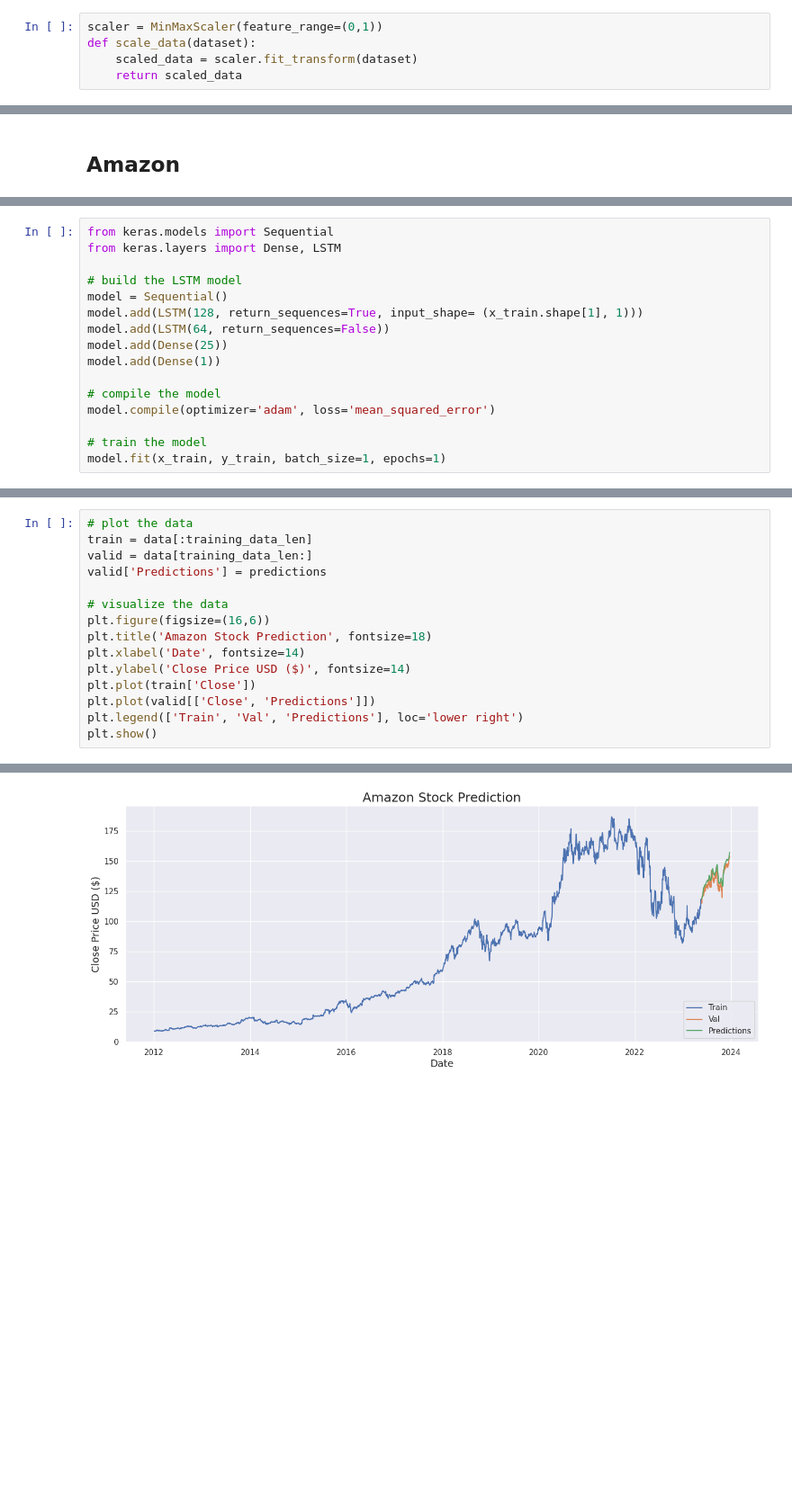
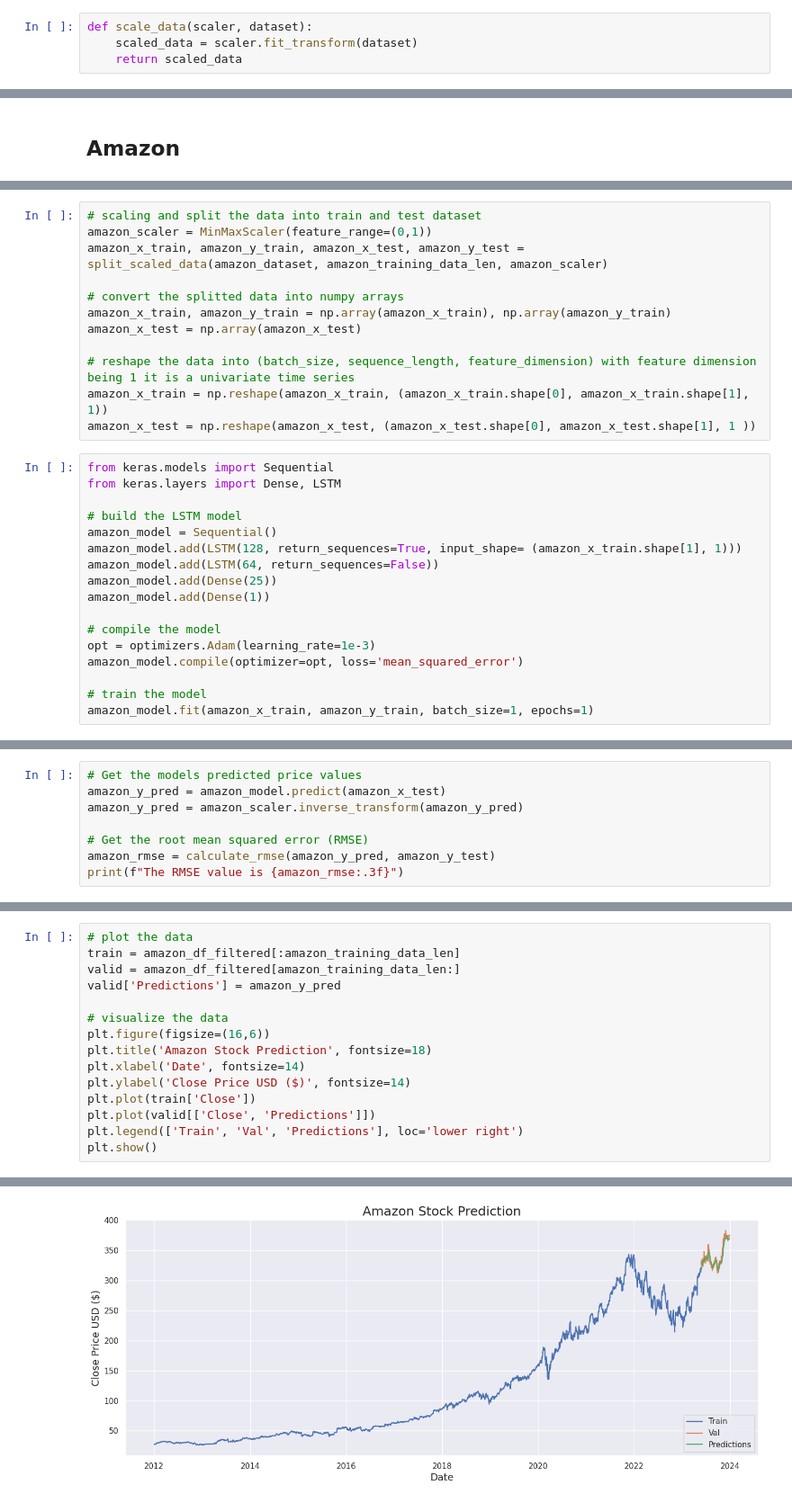
Before and after one commit to alvionna/stock-market-prediction, a Jupyter notebook: src/main.ipynb, the cells around one changed output, grey strips where cells are left out. Shown at 90% size. Saved outputs shown, nothing was run; the diff lists cells and outputs as text; blank space fills up the shorter version.

Commit message:
update lstm and results

```diff
--- a/src/main.ipynb
+++ b/src/main.ipynb
@@ -401,7 +403,6 @@ for label, x, y in zip(returns.columns, returns.mean(), returns.std()):
 # %% [markdown]
 # Prediction for the Next Closing Price
 # %%
-scaler = MinMaxScaler(feature_range=(0,1))
-def scale_data(dataset):
+def scale_data(scaler, dataset):
     scaled_data = scaler.fit_transform(dataset)
     return scaled_data
@@ -779,17 +743,30 @@ x_train = np.reshape(x_train, (x_train.shape[0], x_train.shape[1], 1))
+# %%
+# scaling and split the data into train and test dataset
+amazon_scaler = MinMaxScaler(feature_range=(0,1))
+amazon_x_train, amazon_y_train, amazon_x_test, amazon_y_test = split_scaled_data(amazon_dataset, amazon_training_data_len, amazon_scaler)
+
+# convert the splitted data into numpy arrays
+amazon_x_train, amazon_y_train = np.array(amazon_x_train), np.array(amazon_y_train)
+amazon_x_test = np.array(amazon_x_test)
+
+# reshape the data into (batch_size, sequence_length, feature_dimension) with feature dimension being 1 it is a univariate time series
+amazon_x_train = np.reshape(amazon_x_train, (amazon_x_train.shape[0], amazon_x_train.shape[1], 1))
+amazon_x_test = np.reshape(amazon_x_test, (amazon_x_test.shape[0], amazon_x_test.shape[1], 1 ))
 # %%
 from keras.models import Sequential
 from keras.layers import Dense, LSTM
 
 # build the LSTM model
-model = Sequential()
-model.add(LSTM(128, return_sequences=True, input_shape= (x_train.shape[1], 1)))
-model.add(LSTM(64, return_sequences=False))
-model.add(Dense(25))
-model.add(Dense(1))
+amazon_model = Sequential()
+amazon_model.add(LSTM(128, return_sequences=True, input_shape= (amazon_x_train.shape[1], 1)))
+amazon_model.add(LSTM(64, return_sequences=False))
+amazon_model.add(Dense(25))
+amazon_model.add(Dense(1))
 
 # compile the model
-model.compile(optimizer='adam', loss='mean_squared_error')
+opt = optimizers.Adam(learning_rate=1e-3)
+amazon_model.compile(optimizer=opt, loss='mean_squared_error')
 
 # train the model
-model.fit(x_train, y_train, batch_size=1, epochs=1)
+amazon_model.fit(amazon_x_train, amazon_y_train, batch_size=1, epochs=1)
 # %% [output]
@@ -822,0 +775,8 @@ The RMSE value is 4.940
+# %%
+# Get the models predicted price values
+amazon_y_pred = amazon_model.predict(amazon_x_test)
+amazon_y_pred = amazon_scaler.inverse_transform(amazon_y_pred)
+
+# Get the root mean squared error (RMSE)
+amazon_rmse = calculate_rmse(amazon_y_pred, amazon_y_test)
+print(f"The RMSE value is {amazon_rmse:.3f}")
@@ -823,8 +786,8 @@ The RMSE value is 4.940
 # %%
 # plot the data
-train = data[:training_data_len]
-valid = data[training_data_len:]
-valid['Predictions'] = predictions
+train = amazon_df_filtered[:amazon_training_data_len]
+valid = amazon_df_filtered[amazon_training_data_len:]
+valid['Predictions'] = amazon_y_pred
 
 # visualize the data
 plt.figure(figsize=(16,6))
@@ -844 +807 @@ See the caveats in the documentation: https://pandas.pydata.org/pandas-docs/stab
-[figure, old version]
+[figure, new version]
```
Also changed, not shown: parts of 36 cells of this notebook, 5 other files.
